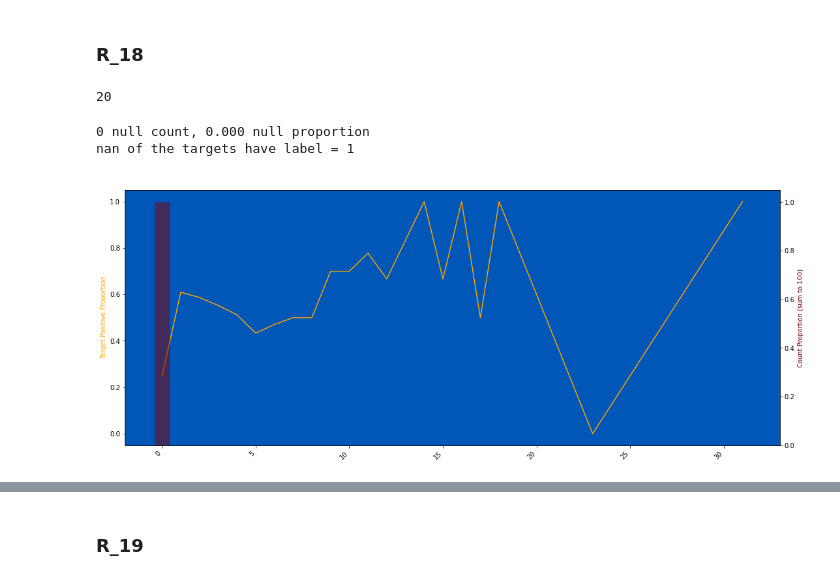
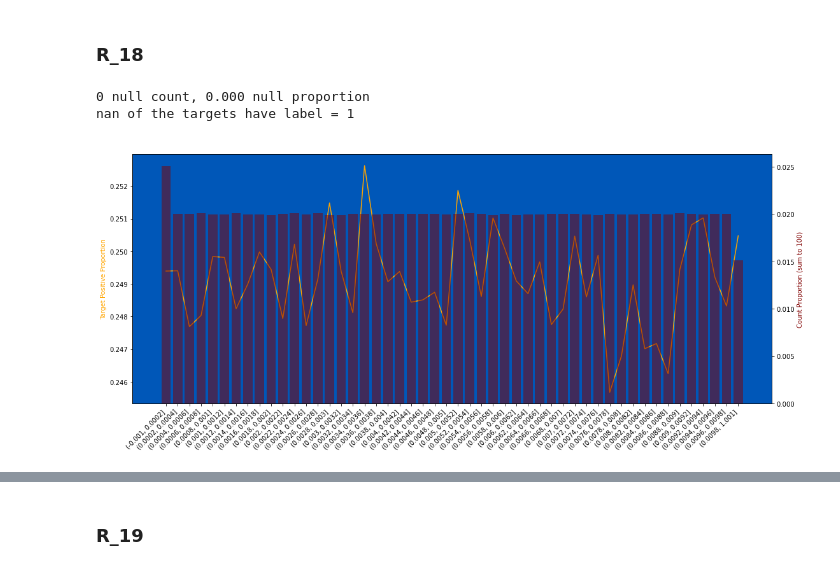
Before and after one commit to waikey-lee/kaggle-amex, a Jupyter notebook: notebooks/1b.clean_risk.ipynb, the cells around one changed output, grey strips where cells are left out. Drawn from its saved outputs; the diff is of its cells as text; code cells hidden in the pictures.

```diff
--- a/notebooks/1b.clean_risk.ipynb
+++ b/notebooks/1b.clean_risk.ipynb
@@ -297,0 +643,2 @@ Bottom 1% and Top 1% are dropped from this chart
+# %%
+plot_train_test_distribution(train, test, "R_16", nunique_thr=50000, without_drop_tail=True)
@@ -309,0 +656,3 @@ nan of the targets have label = 1
+# %%
+%%time
+train, test = round_dfs(train, test, col="R_17", decimals=1, add_new_col=False)
@@ -309,0 +671,3 @@ nan of the targets have label = 1
+# %%
+%%time
+train, test = fill_nans(train, test, col="R_17", tuple_of_values=(0), add_new_col=False)
@@ -309,0 +684,2 @@ nan of the targets have label = 1
+# %%
+plot_train_test_distribution(train, test, "R_17", nunique_thr=50000, without_drop_tail=True)
@@ -310,12 +689,8 @@ nan of the targets have label = 1
 # %% [markdown]
 ### R_18
-# %%
-train["R_18"].nunique()
-# %% [output]
-20
 # %%
-plot_target_check(train, "R_18", q=50, use_raw_bin=True, nunique_thr=21)
+plot_target_check(train, "R_18", q=50, use_raw_bin=True)
 # %% [output]
 0 null count, 0.000 null proportion
 nan of the targets have label = 1
-[figure, old version]
+[figure, new version]
```
Also changed, not shown: parts of 191 cells of this notebook.
